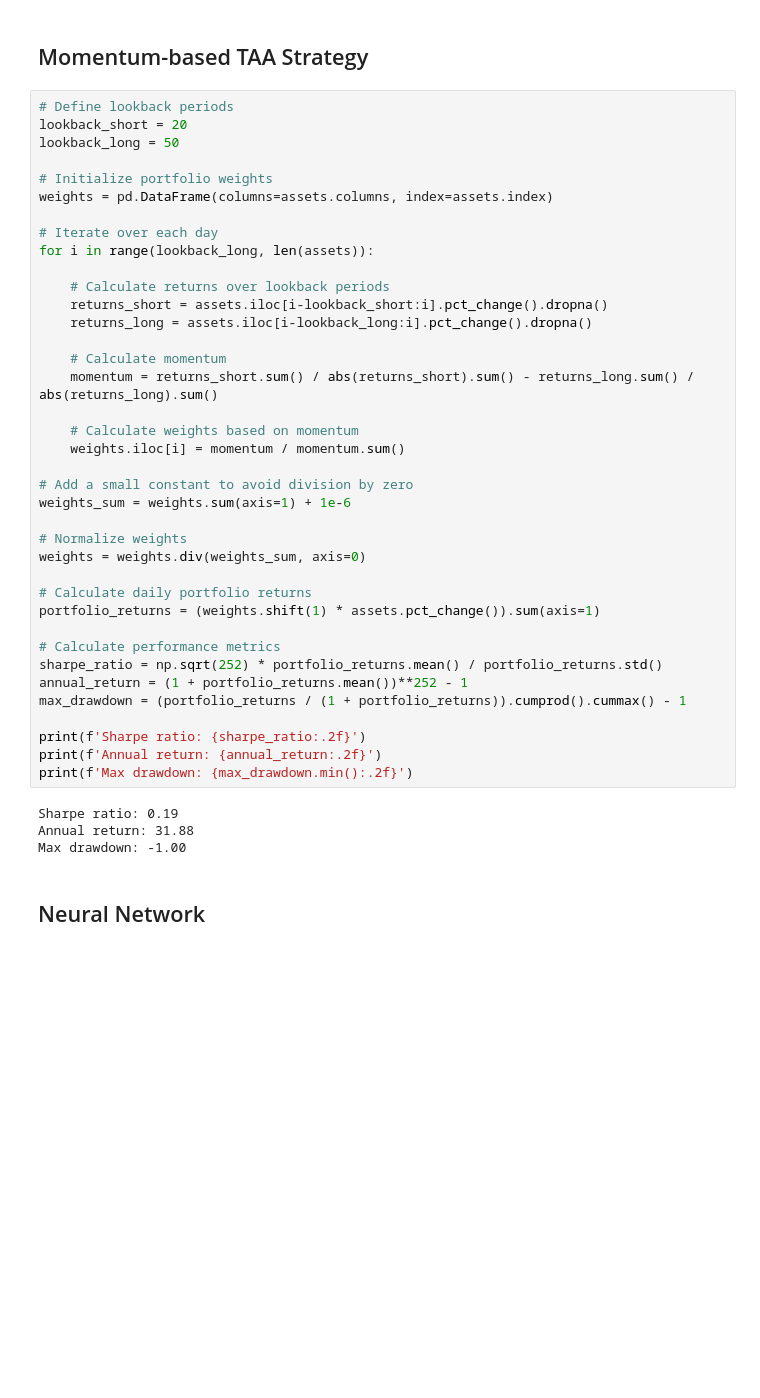
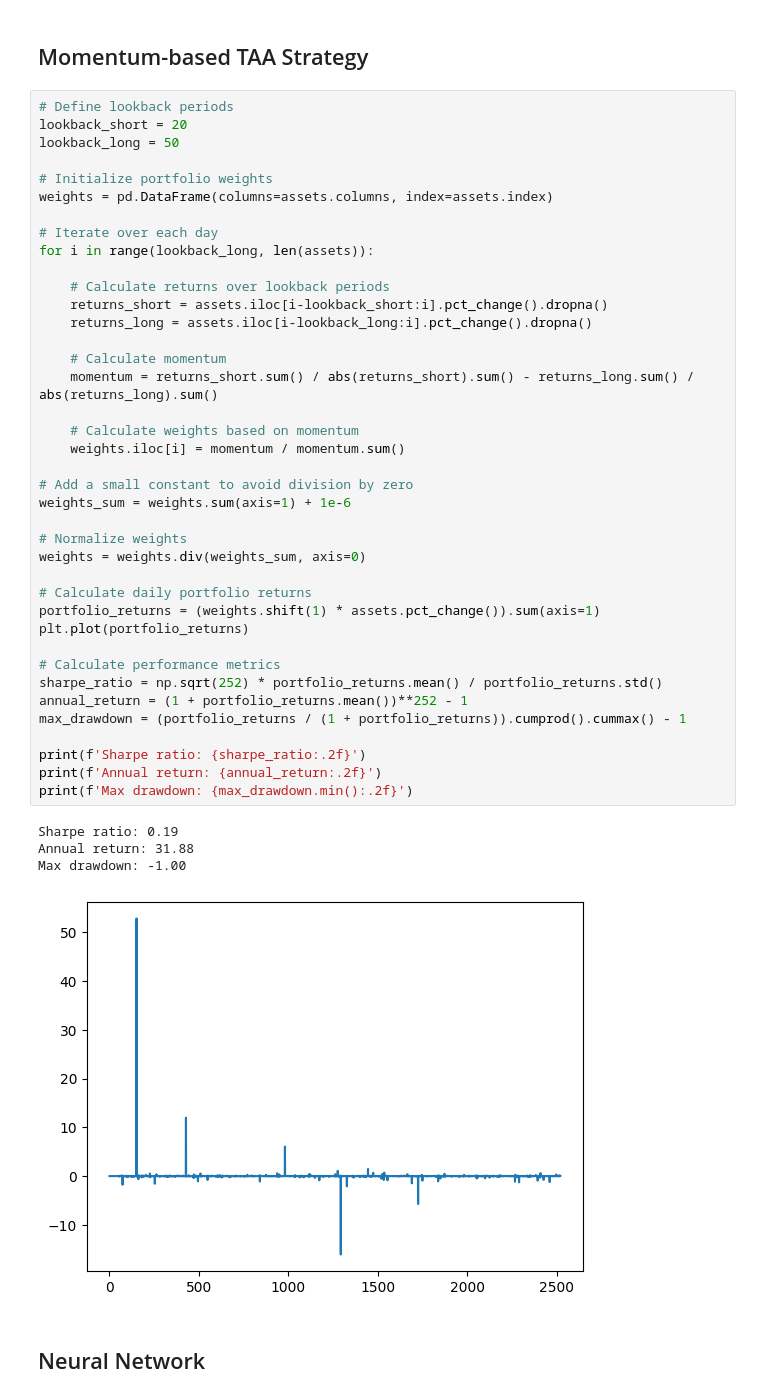
Before and after one commit to Ae-bii/uchicago-trading-2023, a Jupyter notebook: case3/data/analysis/case3.ipynb, the cells around one changed output. Cells and saved outputs as stored; diff of their text form; blank space fills up the shorter version.

```diff
--- a/case3/data/analysis/case3.ipynb
+++ b/case3/data/analysis/case3.ipynb
@@ -289,32 +333,34 @@ for i in range(lookback_long, len(assets)):
     returns_short = assets.iloc[i-lookback_short:i].pct_change().dropna()
     returns_long = assets.iloc[i-lookback_long:i].pct_change().dropna()
 
     # Calculate momentum
     momentum = returns_short.sum() / abs(returns_short).sum() - returns_long.sum() / abs(returns_long).sum()
 
     # Calculate weights based on momentum
     weights.iloc[i] = momentum / momentum.sum()
 
 # Add a small constant to avoid division by zero
 weights_sum = weights.sum(axis=1) + 1e-6
 
 # Normalize weights
 weights = weights.div(weights_sum, axis=0)
 
 # Calculate daily portfolio returns
 portfolio_returns = (weights.shift(1) * assets.pct_change()).sum(axis=1)
+plt.plot(portfolio_returns)
 
 # Calculate performance metrics
 sharpe_ratio = np.sqrt(252) * portfolio_returns.mean() / portfolio_returns.std()
 annual_return = (1 + portfolio_returns.mean())**252 - 1
 max_drawdown = (portfolio_returns / (1 + portfolio_returns)).cumprod().cummax() - 1
 
 print(f'Sharpe ratio: {sharpe_ratio:.2f}')
 print(f'Annual return: {annual_return:.2f}')
 print(f'Max drawdown: {max_drawdown.min():.2f}')
 # %% [output]
 Sharpe ratio: 0.19
 Annual return: 31.88
 Max drawdown: -1.00
+[figure, added]
 # %% [markdown]
 ## Neural Network
```
Also changed, not shown: parts of 10 cells of this notebook.
